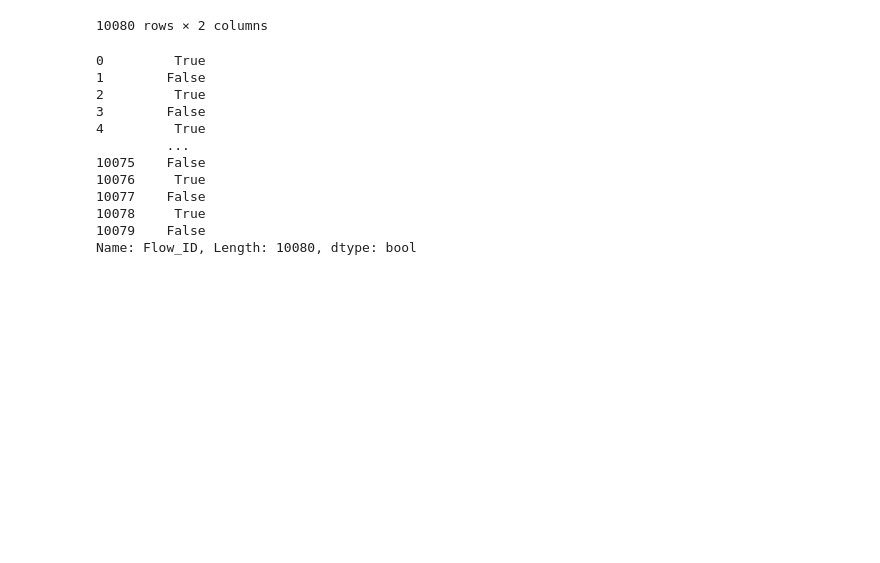
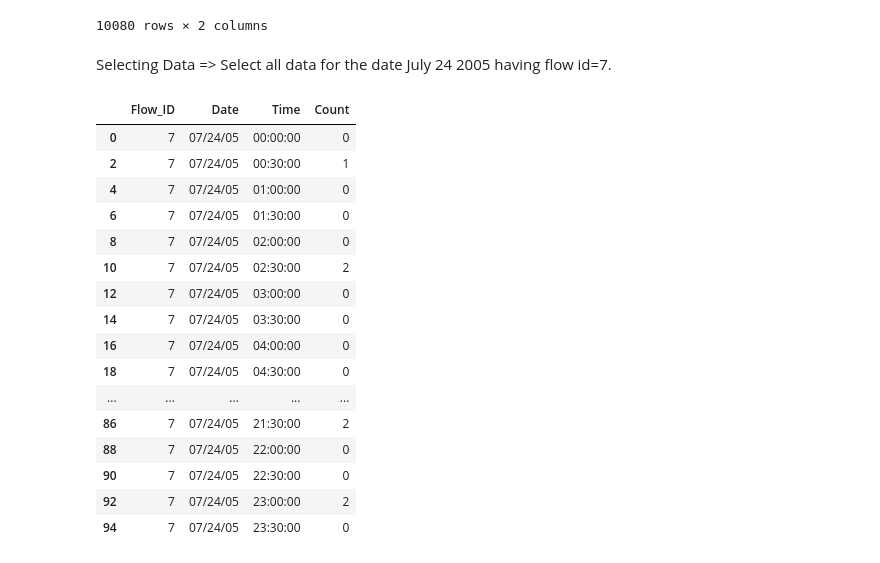
Before and after one commit to justinacgray/machine_learning_practice, a Jupyter notebook: other_data_practice/index1.ipynb, the cells around one changed output. Drawn from its saved outputs; the diff is of its cells as text; code cells hidden in the pictures; blank space fills up the shorter version.

```diff
--- a/other_data_practice/index1.ipynb
+++ b/other_data_practice/index1.ipynb
@@ -77,22 +77,34 @@ df.iloc[:, 0:2]
 | 10078 | 7 | 11/05/05 |
 | 10079 | 9 | 11/05/05 |
 10080 rows × 2 columns
+# %% [markdown]
+Selecting Data =>
+Select all data for the date July 24 2005 having flow id=7.
 # %%
 # creating a filter for the date
 july_date = df['Date'] == "07/24/05"
 flow_id7 = df['Flow_ID'] == 7
 # must be put back in a dataframe
-# filtered_df = df[(df[july_date]) and (df[flow_id7])]
+july_date_df = df[july_date]
+flow_id7_df = df[flow_id7]
+# filtered_df = df.query(df['Date'] == "07/24/05" & df['Flow_ID'] == 7)
+filtered_df = df.query('Date  == "07/24/05" & Flow_ID == 7')
+filtered_df
 # %% [output]
-0         True
-1        False
-2         True
-3        False
-4         True
-         ...
-10075    False
-10076     True
-10077    False
-10078     True
-10079    False
-Name: Flow_ID, Length: 10080, dtype: bool
+|  | Flow_ID | Date | Time | Count |
+| 0 | 7 | 07/24/05 | 00:00:00 | 0 |
+| 2 | 7 | 07/24/05 | 00:30:00 | 1 |
+| 4 | 7 | 07/24/05 | 01:00:00 | 0 |
+| 6 | 7 | 07/24/05 | 01:30:00 | 0 |
+| 8 | 7 | 07/24/05 | 02:00:00 | 0 |
+| 10 | 7 | 07/24/05 | 02:30:00 | 2 |
+| 12 | 7 | 07/24/05 | 03:00:00 | 0 |
+| 14 | 7 | 07/24/05 | 03:30:00 | 0 |
+| 16 | 7 | 07/24/05 | 04:00:00 | 0 |
+| 18 | 7 | 07/24/05 | 04:30:00 | 0 |
+| ... | ... | ... | ... | ... |
+| 86 | 7 | 07/24/05 | 21:30:00 | 2 |
+| 88 | 7 | 07/24/05 | 22:00:00 | 0 |
+| 90 | 7 | 07/24/05 | 22:30:00 | 0 |
+| 92 | 7 | 07/24/05 | 23:00:00 | 2 |
+| 94 | 7 | 07/24/05 | 23:30:00 | 0 |
```
Also changed, not shown: parts of 7 cells of this notebook.
